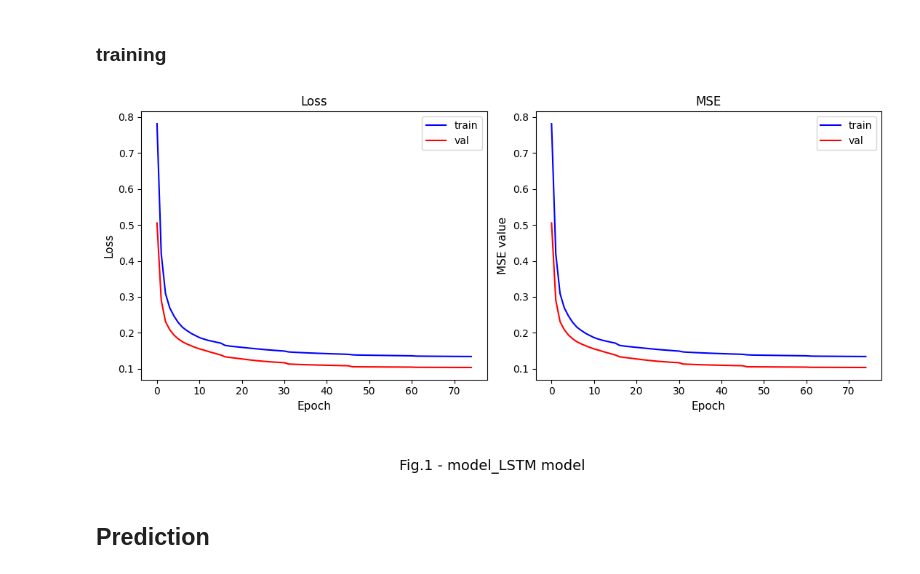
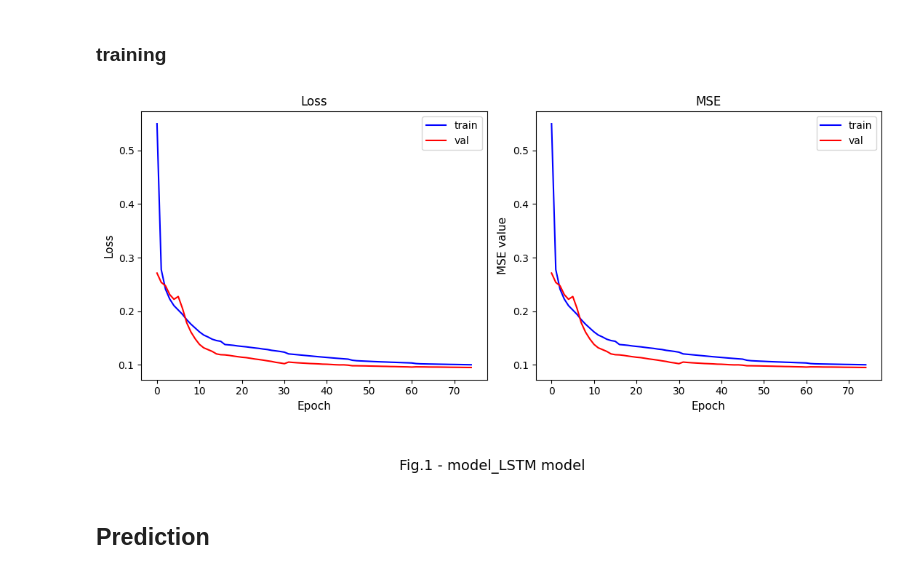
Before and after one commit to Alex1iv/Power_consumption_prediction, a Jupyter notebook: notebooks/power_consumption.ipynb, the cells around one changed output. Saved outputs shown, nothing was run; the diff lists cells and outputs as text; code cells hidden in the pictures.

```diff
--- a/notebooks/power_consumption.ipynb
+++ b/notebooks/power_consumption.ipynb
@@ -300,26 +292,26 @@ _________________________________________________________________
 # %%
 # fit model
 history = model.fit(
     X_train,
     y_train,
-    validation_split=0.2,
+    validation_split=0.1,
     shuffle=False,
     epochs=75,
     verbose=True,
     callbacks= callbacks(
-        lr=1e-03, model_name=model.name
+        lr=config.model.learning_rate, model_name=model.name
     )
 )
 
 model.save(os.path.join(config.path_models, model.name + '.hdf5')) # full model
 
 #model.save_weights(os.path.join(path_models, 'weights'+'.h5')) # only weights
 
 clear_output(wait=False)
 
 plot_history_regr(history=history, model_name=model.name)
 # %% [output]
-[figure, old version]
+[figure, new version]
 # %% [markdown]
 ## Prediction
 # %%
```
Also changed, not shown: parts of 9 cells of this notebook.
